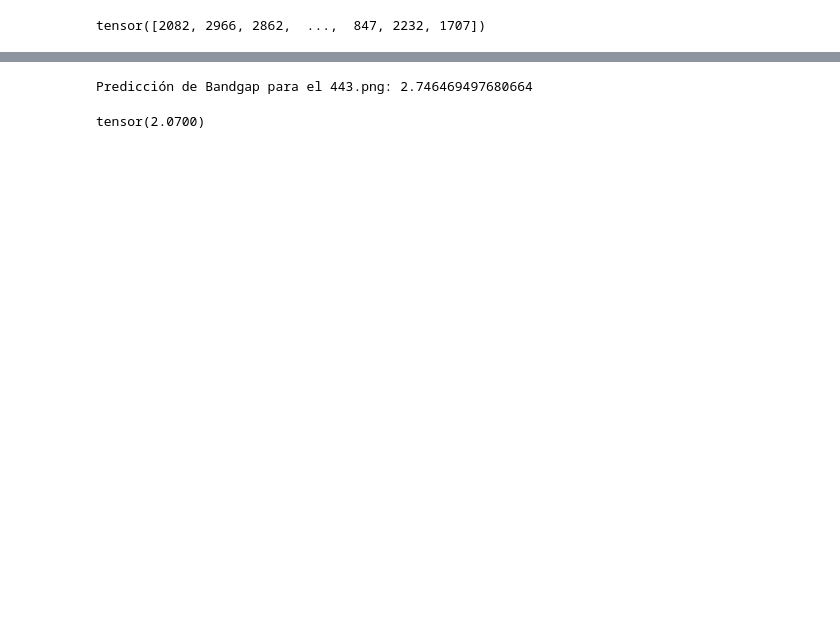
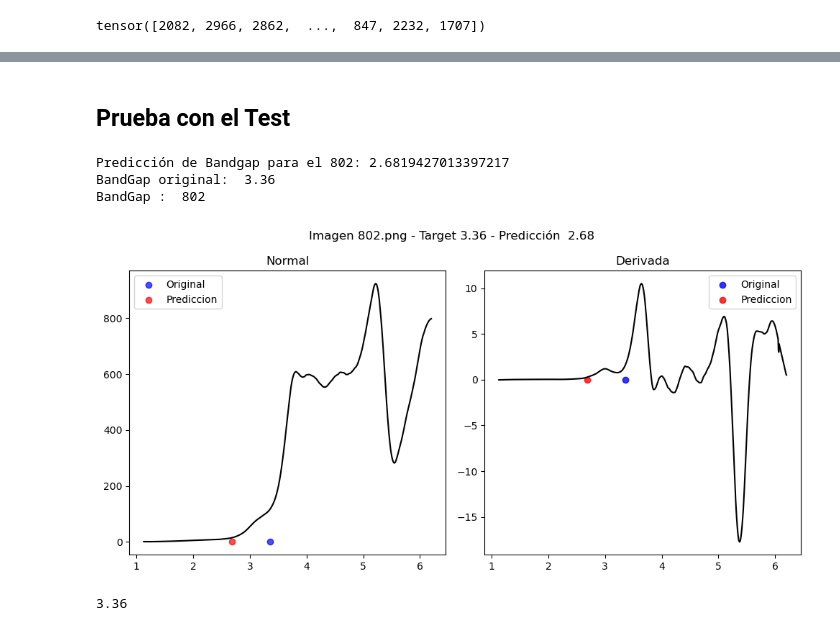
Before and after one commit to WilhelmBuitrago/BandGap-Prediction, a Jupyter notebook: code/CNN_img_regression.ipynb, the cells around one changed output, grey strips where cells are left out. Saved outputs shown, nothing was run; the diff lists cells and outputs as text; code cells hidden in the pictures; blank space fills up the shorter version.

```diff
--- a/code/CNN_img_regression.ipynb
+++ b/code/CNN_img_regression.ipynb
@@ -209,21 +289,0 @@ KeyboardInterrupt:
-# %%
-image, label, di = test_dataset.__getitem__(1)
-
-device = torch.device("cuda" if torch.cuda.is_available() else "cpu")
-image = image.to(device)
-
-model = model.to(device)
-
-model.eval()
-with torch.no_grad():
-    outputs = model(image)
-
-predicted_bandgap = outputs.mean().item()
-
-print(f"Predicción de Bandgap para el {di}:", predicted_bandgap)
-# %% [output]
-Predicción de Bandgap para el 443.png: 2.746469497680664
-# %%
-print(label)
-# %% [output]
-tensor(2.0700)
@@ -229,0 +294,48 @@ tensor(2.0700)
+# %% [markdown]
+## Prueba con el Test
+# %%
+image, label, di = test_dataset2.__getitem__(400)
+device = torch.device("cuda" if torch.cuda.is_available() else "cpu")
+image = image.to(device)
+
+model = model.to(device)
+model.eval()
+with torch.no_grad():
+    outputs = model(image)
+
+predicted_bandgap = outputs.mean().item()
+
+print(f"Predicción de Bandgap para el {di}:", predicted_bandgap)
+print('BandGap original: ', target_shuffle[di])
+print('BandGap : ', di)
+
+ID = di
+fig, axs = plt.subplots(1, 2, figsize=(10, 5))
+
+axs[0].plot(x_data, data_shuffle[ID, :, 0], color='k')
+axs[0].scatter(target_shuffle[ID], 0, color='blue', label=f'Original', alpha=0.7)
+axs[0].scatter(predicted_bandgap, 0, color='red',  label=f'Prediccion', alpha=0.7)
+axs[0].set_title('Normal')
+
+axs[1].plot(x_data, data_shuffle[ID, :, 1], color='k')
+axs[1].scatter(target_shuffle[ID], 0, color='blue', label=f'Original', alpha=0.8)
+axs[1].scatter(predicted_bandgap, 0, color='red', label=f'Prediccion', alpha=0.8)
+axs[1].set_title('Derivada')
+
+
+
+axs[0].legend()
+axs[1].legend()
+
+fig.suptitle(f'Imagen {di}.png - Target {target_shuffle[ID]} - Predicción  {predicted_bandgap:.2f}')
+plt.tight_layout()
+plt.show()
+# %% [output]
+Predicción de Bandgap para el 802: 2.6819427013397217
+BandGap original:  3.36
+BandGap :  802
+[figure, added]
+# %%
+image_label_map[di]
+# %% [output]
+3.36
```
Also changed, not shown: parts of 20 cells of this notebook.
